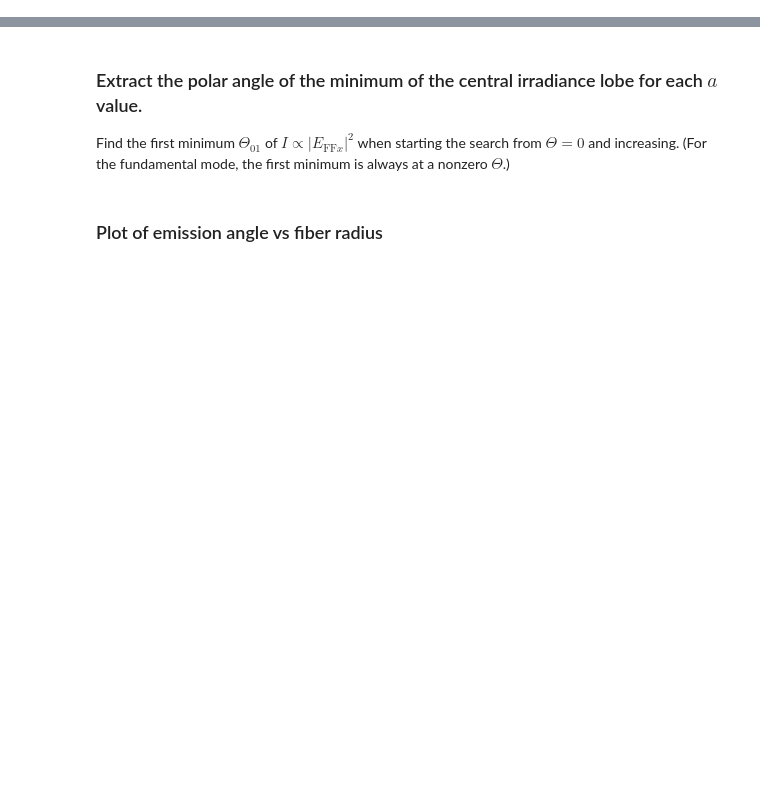
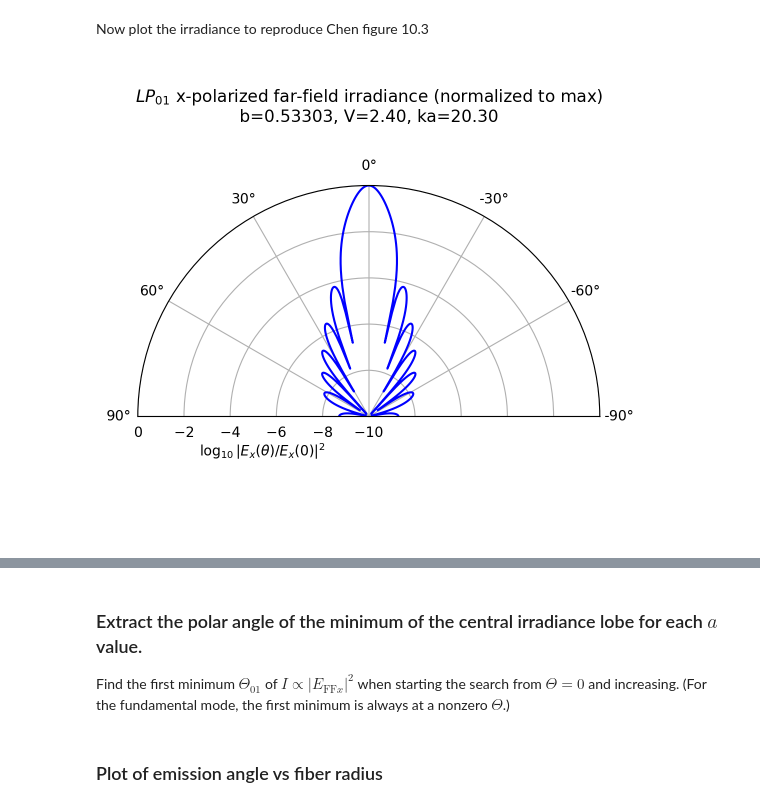
Before and after one commit to scottprahl/ofiber, a Jupyter notebook: docs/9-Far-field-irradiance-and-NA-fiber.ipynb, the cells around one changed output, grey strips where cells are left out. Drawn from its saved outputs; the diff is of its cells as text; code cells hidden in the pictures; blank space fills up the shorter version.

```diff
--- a/docs/9-Far-field-irradiance-and-NA-fiber.ipynb
+++ b/docs/9-Far-field-irradiance-and-NA-fiber.ipynb
@@ -111,0 +21,32 @@ for i in range(barr.shape[-1]):
+# %%
+k = 1
+ell = 0               # azimuthal mode ℓ
+a = 20.3              # k=1 so ka=20.3
+V = 2.4
+b = 0.53303           # this value corresponds to the LP_01 mode
+lambda0 = 2 * np.pi   # so that k=1 and ka=a=20.3
+r = 100 * lambda0     # 100 wavelengths from the fiber face
+
+theta = np.radians(np.linspace(-90, 90, 501))
+
+# calculate the normalized irradiance
+IFF = ofiber.FF_polar_irradiance_x(r, theta, ell, lambda0, a, V, b)
+F = IFF/np.max(IFF)
+# %% [markdown]
+Now plot the irradiance to reproduce Chen figure 10.3
+# %%
+title = '$LP_{01}$ x-polarized far-field irradiance (normalized to max)\n'
+title += r'b=%.5f, V=%.2f, ka=%.2f' % (b, V, a)
+rlabel = r'$\log_{10}|E_x(\theta)/E_x(0)|^2$'
+
+fig, ax = plt.subplots(subplot_kw={'projection': 'polar'}, figsize=(6,6))
+ax.plot(theta, np.log10(F), 'b')
+ax.set_theta_zero_location("N")
+ax.set_thetalim(np.pi / 2, -np.pi / 2)
+ax.set_ylim(-10,0)
+ax.grid(True)
+ax.set_title(title, va='bottom', pad=-40)
+plt.figtext(0.23, 0.23, rlabel, ha='left', va='bottom')
+plt.show()
+# %% [output]
+[figure, added]
```
Also changed, not shown: parts of 56 cells of this notebook, 4 other files.
